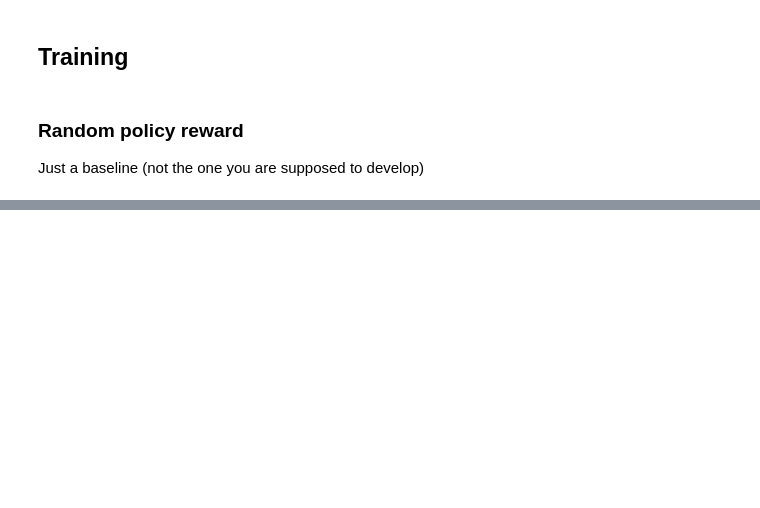
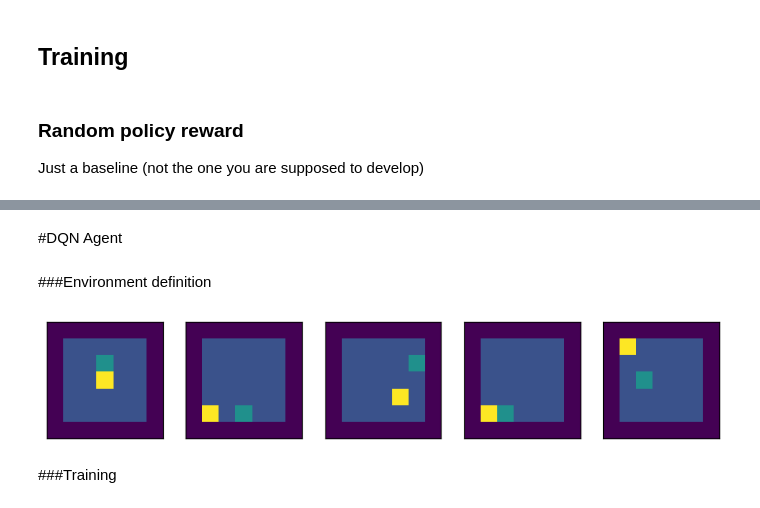
Before and after one commit to enricopro/master_thesis, a Jupyter notebook: snake/main.ipynb, the cells around one changed output, grey strips where cells are left out. Saved outputs shown, nothing was run; the diff lists cells and outputs as text; code cells hidden in the pictures; blank space fills up the shorter version.

```diff
--- a/snake/main.ipynb
+++ b/snake/main.ipynb
@@ -84,0 +114,26 @@ for _ in trange(1000):
+# %% [markdown]
+#DQN Agent
+# %% [markdown]
+###Environment definition
+# %%
+%matplotlib inline
+# function to standardize getting an env for the whole notebook
+def get_env(n=1024):
+    # n is the number of boards that you want to simulate parallely
+    # size is the size of each board, also considering the borders
+    # mask for the partially observable, is the size of the local neighborhood
+    size = 7
+    e = environments_fully_observable.OriginalSnakeEnvironment(n, size)
+    # or environments_partially_observable.OriginalSnakeEnvironment(n, size, 2)
+    return e
+env_ = get_env()
+
+fig,axs=plt.subplots(1,min(len(env_.boards), 5), figsize=(10,3))
+for ax, board in zip(axs, env_.boards):
+    ax.get_yaxis().set_visible(False)
+    ax.get_xaxis().set_visible(False)
+    ax.imshow(board, origin="lower")
+# %% [output]
+[figure, added]
+# %% [markdown]
+###Training
```
Also changed, not shown: parts of 24 cells of this notebook, 13 other files.
